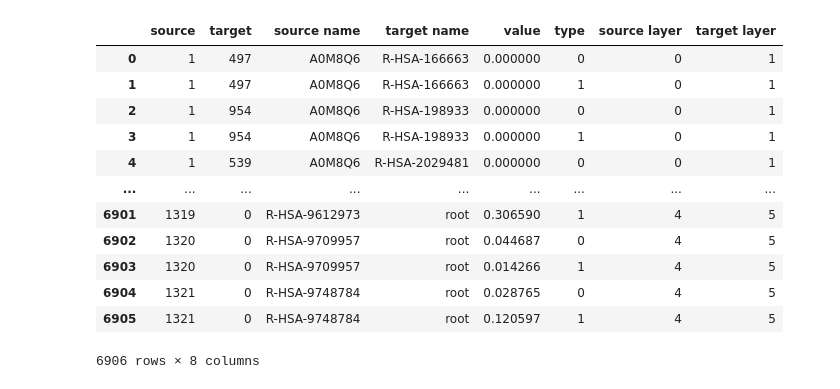
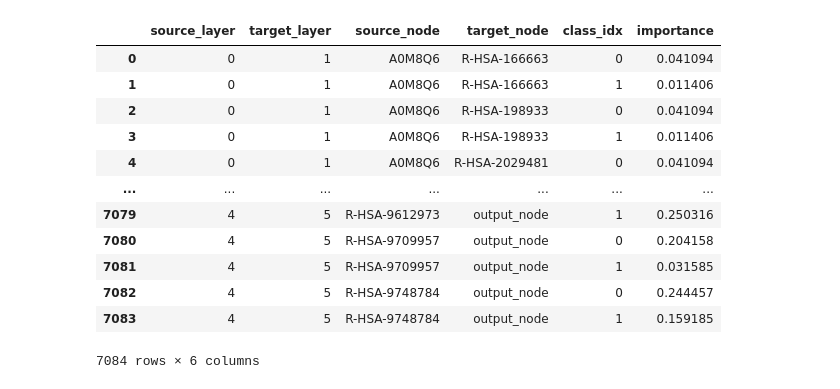
Before and after one commit to InfectionMedicineProteomics/BINN, a Jupyter notebook: docs/shap_example.ipynb, the cells around one changed output. Drawn from its saved outputs; the diff is of its cells as text; code cells hidden in the pictures.

Commit message:
Refactored explainer

```diff
--- a/docs/shap_example.ipynb
+++ b/docs/shap_example.ipynb
@@ -7,7 +7,7 @@ data_matrix = pd.read_csv("../data/test_qm.csv")
 design_matrix = pd.read_csv("../data/design_matrix.tsv", sep="\t")
 
 # Initialize BINN
-binn = BINN(data_matrix=data_matrix, use_reactome=True, n_layers=4, dropout=0.2)
+binn = BINN(data_matrix=data_matrix, network_source="reactome", n_layers=4, dropout=0.2)
 
 ## Initialize DataLoader
 binn_dataloader = BINNDataLoader(binn)
@@ -24,7 +24,7 @@ dataloaders = binn_dataloader.create_dataloaders(
 )
 # Train the model
 trainer = BINNTrainer(binn)
-trainer.fit(dataloaders=dataloaders, num_epochs=200)
+trainer.fit(dataloaders=dataloaders, num_epochs=50)
 # %% [output]
 [INFO] BINN is on device: cpu
 Mapping group labels: {np.int64(1): 0, np.int64(2): 1}
@@ -46,26 +46,20 @@ Mapping group labels: {np.int64(1): 0, np.int64(2): 1}
 # %%
 from binn import BINNExplainer
 
 explainer = BINNExplainer(binn)
+explanations_df = explainer.explain(dataloaders, split="val")
+explanations_df
+# %% [output]
+|  | source_layer | target_layer | source_node | target_node | class_idx | importance |
+| 0 | 0 | 1 | A0M8Q6 | R-HSA-166663 | 0 | 0.041094 |
+| 1 | 0 | 1 | A0M8Q6 | R-HSA-166663 | 1 | 0.011406 |
+| 2 | 0 | 1 | A0M8Q6 | R-HSA-198933 | 0 | 0.041094 |
+| 3 | 0 | 1 | A0M8Q6 | R-HSA-198933 | 1 | 0.011406 |
+| 4 | 0 | 1 | A0M8Q6 | R-HSA-2029481 | 0 | 0.041094 |
+| ... | ... | ... | ... | ... | ... | ... |
+| 7079 | 4 | 5 | R-HSA-9612973 | output_node | 1 | 0.250316 |
+| 7080 | 4 | 5 | R-HSA-9709957 | output_node | 0 | 0.204158 |
+| 7081 | 4 | 5 | R-HSA-9709957 | output_node | 1 | 0.031585 |
+| 7082 | 4 | 5 | R-HSA-9748784 | output_node | 0 | 0.244457 |
+| 7083 | 4 | 5 | R-HSA-9748784 | output_node | 1 | 0.159185 |
+7084 rows × 6 columns
-# %%
-import torch
-
-test_data = torch.Tensor(X[5:10])
-background_data = torch.Tensor(X[0:5])
-
-importance_df = explainer.explain(test_data, background_data)
-importance_df
-# %% [output]
-|  | source | target | source name | target name | value | type | source layer | target layer |
-| 0 | 1 | 497 | A0M8Q6 | R-HSA-166663 | 0.000000 | 0 | 0 | 1 |
-| 1 | 1 | 497 | A0M8Q6 | R-HSA-166663 | 0.000000 | 1 | 0 | 1 |
-| 2 | 1 | 954 | A0M8Q6 | R-HSA-198933 | 0.000000 | 0 | 0 | 1 |
-| 3 | 1 | 954 | A0M8Q6 | R-HSA-198933 | 0.000000 | 1 | 0 | 1 |
-| 4 | 1 | 539 | A0M8Q6 | R-HSA-2029481 | 0.000000 | 0 | 0 | 1 |
-| ... | ... | ... | ... | ... | ... | ... | ... | ... |
-| 6901 | 1319 | 0 | R-HSA-9612973 | root | 0.306590 | 1 | 4 | 5 |
-| 6902 | 1320 | 0 | R-HSA-9709957 | root | 0.044687 | 0 | 4 | 5 |
-| 6903 | 1320 | 0 | R-HSA-9709957 | root | 0.014266 | 1 | 4 | 5 |
-| 6904 | 1321 | 0 | R-HSA-9748784 | root | 0.028765 | 0 | 4 | 5 |
-| 6905 | 1321 | 0 | R-HSA-9748784 | root | 0.120597 | 1 | 4 | 5 |
-6906 rows × 8 columns
```
Also changed, not shown: parts of 5 cells of this notebook, 3 other files.
